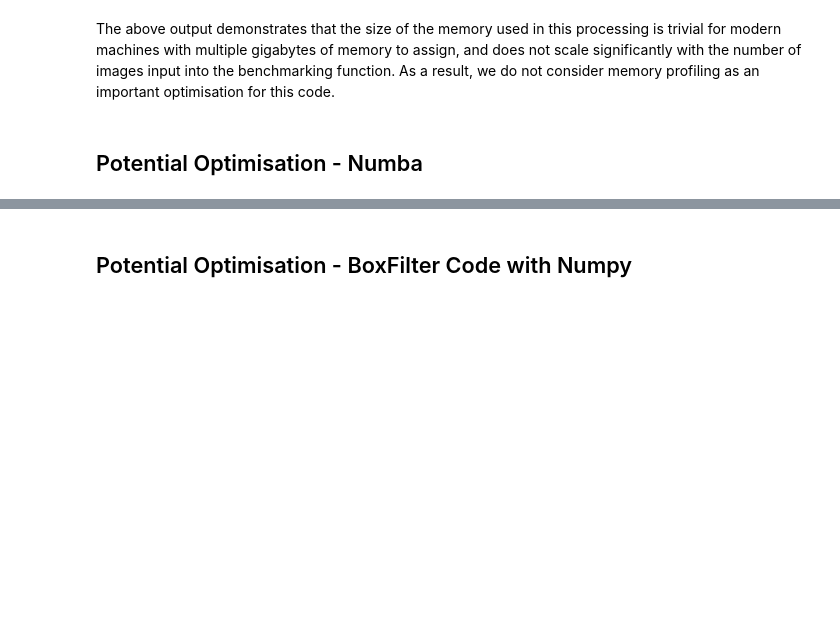
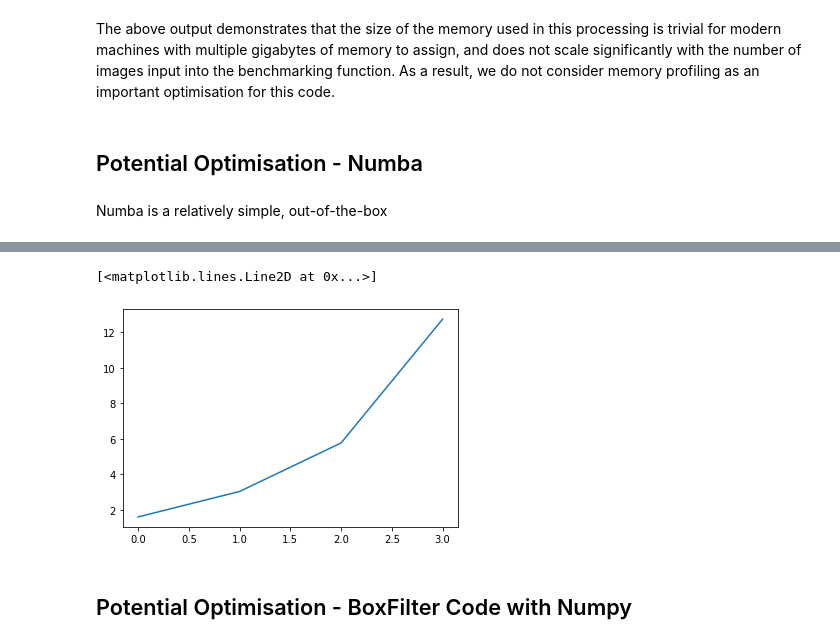
Before and after one commit to benjackman/das2019, a Jupyter notebook: Main_Notebook.ipynb, the cells around one changed output, grey strips where cells are left out. Saved outputs shown, nothing was run; the diff lists cells and outputs as text; code cells hidden in the pictures; blank space fills up the shorter version.

```diff
--- a/Main_Notebook.ipynb
+++ b/Main_Notebook.ipynb
@@ -124,3 +127,21 @@ peak memory: 74.45 MiB, increment: 1.84 MiB
 The above output demonstrates that the size of the memory used in this processing is trivial for modern machines with multiple gigabytes of memory to assign, and does not scale significantly with the number of images input into the benchmarking function. As a result, we do not consider memory profiling as an important optimisation for this code.
 # %% [markdown]
 ## Potential Optimisation - Numba
+# %% [markdown]
+Numba is a relatively simple, out-of-the-box
+# %%
+image_counts = [5, 10, 20, 40]
+results = []
+
+# Loop through the different numbers of hashes and store the %timeit results
+for i in image_counts:
+    result = %timeit -o rand_hashes = benchmarking_basic_1(i)
+    results.append(result)
+
+# Extract the mean run times from the %timeit object
+mean_times = []
+for i in range(0, len(results)):
+    mean_times.append(np.mean(results[i].all_runs))
+
+plt.plot(mean_times)
+# %% [output]
@@ -127,3 +152,5 @@ The above output demonstrates that the size of the memory used in this processin
+[<matplotlib.lines.Line2D at 0x...>]
+[figure, added]
 # %% [markdown]
 ## Potential Optimisation - BoxFilter Code with Numpy
 # %% [markdown]
```
Also changed, not shown: parts of 4 cells of this notebook, 3 other files.
